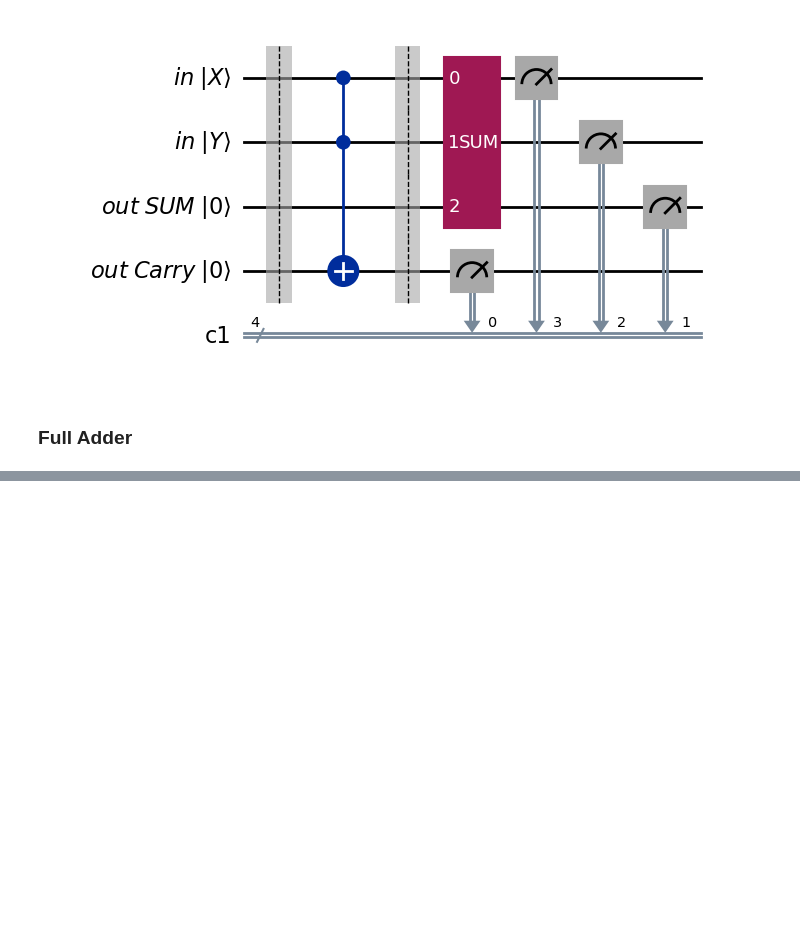
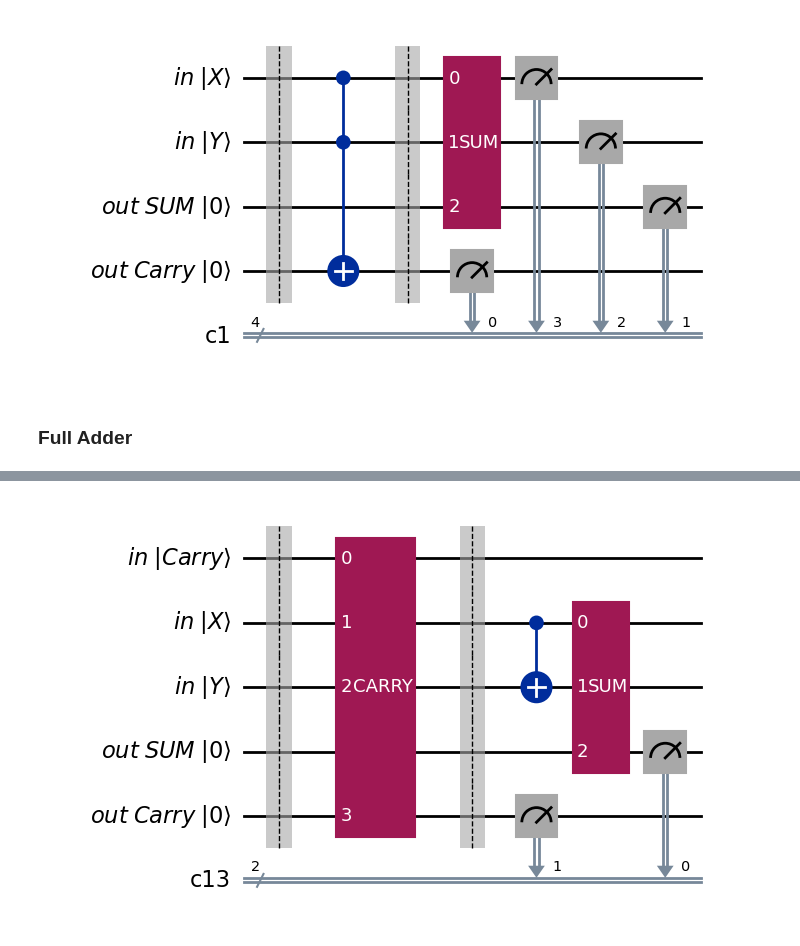
Before and after one commit to elijahkin/amsc698k, a Jupyter notebook: hw3/hw3.ipynb, the cells around one changed output, grey strips where cells are left out. Drawn from its saved outputs; the diff is of its cells as text; code cells hidden in the pictures; blank space fills up the shorter version.

```diff
--- a/hw3/hw3.ipynb
+++ b/hw3/hw3.ipynb
@@ -167,0 +179,22 @@ half_adder_circuit
+# %%
+## Full adder is having to half adder with from output of half adder x,y and carry between x+y and cin
+c = ClassicalRegister(2)
+cin = QuantumRegister(1, "in |Carry⟩")
+cout = QuantumRegister(1, 'out Carry |0⟩')
+full_adder = QuantumCircuit(cin, X, Y, sum_out, cout, c)
+
+# Full Adder 1-bit
+full_adder.barrier()
+full_adder.append(carry, [0,1,2,4])
+
+full_adder.barrier()
+full_adder.cx(1,2)
+full_adder.append(SUM, [1,2,3])
+
+full_adder.measure(sum_out, c[0])
+full_adder.measure(cout, c[1])
+
+
+full_adder.draw('mpl', True)
+# %% [output]
+[figure, added]
```
Also changed, not shown: parts of 2 cells of this notebook.
